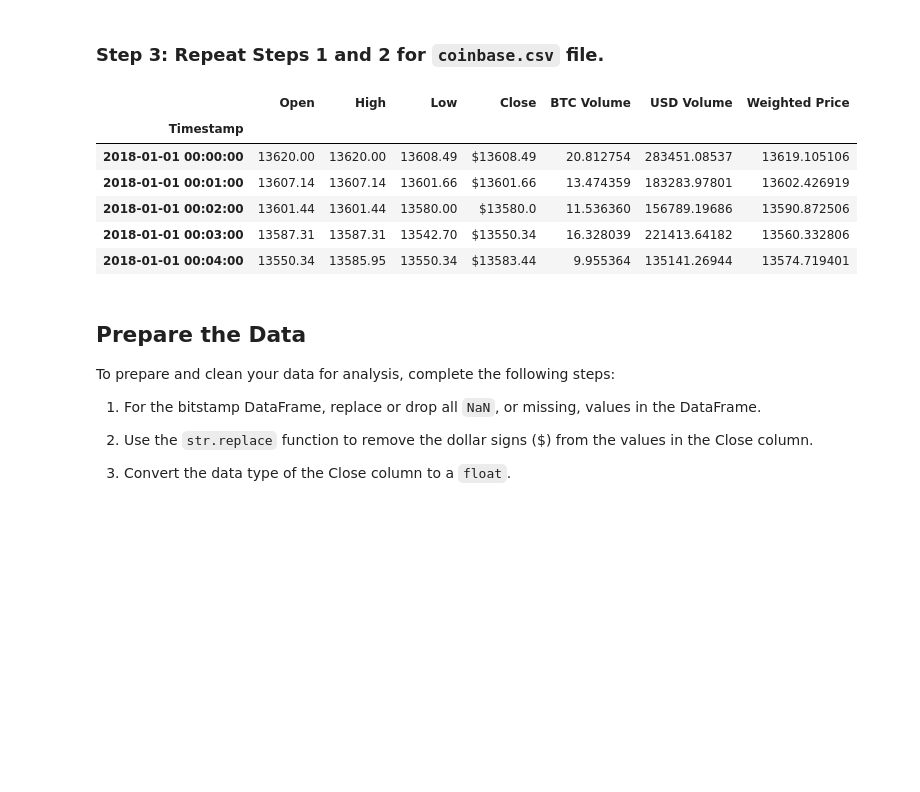
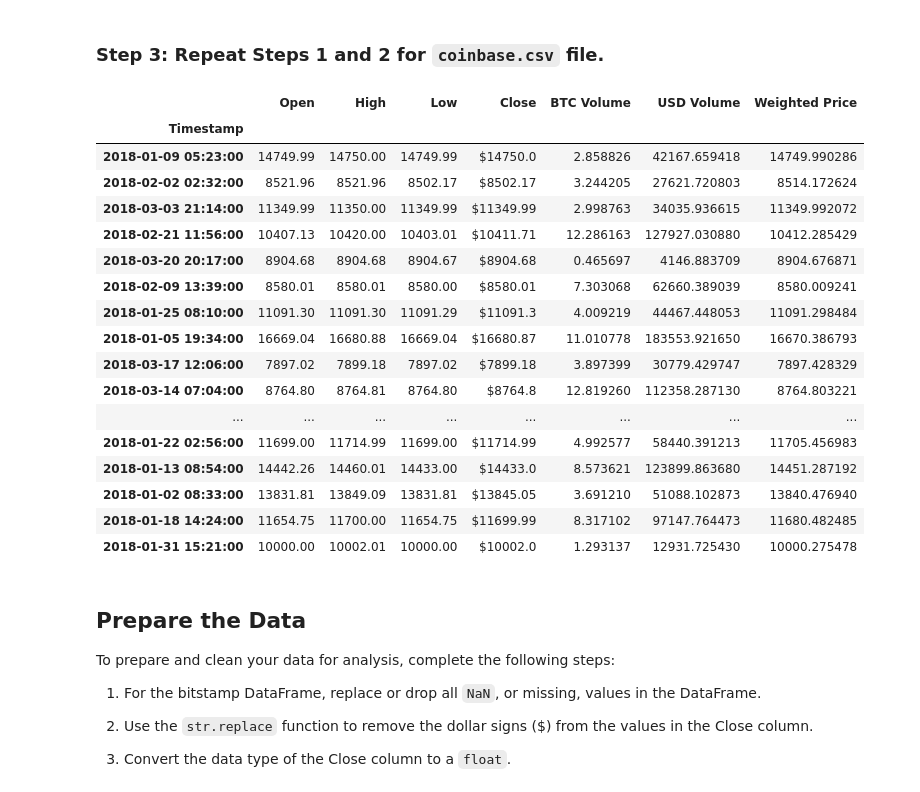
Before and after one commit to cdhendy/Crypto_Arbitrage, a Jupyter notebook: crypto_arbitrage.ipynb, the cells around one changed output. Drawn from its saved outputs; the diff is of its cells as text; code cells hidden in the pictures; blank space fills up the shorter version.

```diff
--- a/crypto_arbitrage.ipynb
+++ b/crypto_arbitrage.ipynb
@@ -71,15 +82,26 @@ coinbase = pd.read_csv(
 )
 # %%
 # Use the head (and/or tail) function to confirm that the data was imported properly.
-coinbase.head()
+coinbase.sample(20)
 # %% [output]
 |  | Open | High | Low | Close | BTC Volume | USD Volume | Weighted Price |
 | Timestamp |  |  |  |  |  |  |  |
-| 2018-01-01 00:00:00 | 13620.00 | 13620.00 | 13608.49 | $13608.49 | 20.812754 | 283451.08537 | 13619.105106 |
-| 2018-01-01 00:01:00 | 13607.14 | 13607.14 | 13601.66 | $13601.66 | 13.474359 | 183283.97801 | 13602.426919 |
-| 2018-01-01 00:02:00 | 13601.44 | 13601.44 | 13580.00 | $13580.0 | 11.536360 | 156789.19686 | 13590.872506 |
-| 2018-01-01 00:03:00 | 13587.31 | 13587.31 | 13542.70 | $13550.34 | 16.328039 | 221413.64182 | 13560.332806 |
-| 2018-01-01 00:04:00 | 13550.34 | 13585.95 | 13550.34 | $13583.44 | 9.955364 | 135141.26944 | 13574.719401 |
+| 2018-01-09 05:23:00 | 14749.99 | 14750.00 | 14749.99 | $14750.0 | 2.858826 | 42167.659418 | 14749.990286 |
+| 2018-02-02 02:32:00 | 8521.96 | 8521.96 | 8502.17 | $8502.17 | 3.244205 | 27621.720803 | 8514.172624 |
+| 2018-03-03 21:14:00 | 11349.99 | 11350.00 | 11349.99 | $11349.99 | 2.998763 | 34035.936615 | 11349.992072 |
+| 2018-02-21 11:56:00 | 10407.13 | 10420.00 | 10403.01 | $10411.71 | 12.286163 | 127927.030880 | 10412.285429 |
+| 2018-03-20 20:17:00 | 8904.68 | 8904.68 | 8904.67 | $8904.68 | 0.465697 | 4146.883709 | 8904.676871 |
+| 2018-02-09 13:39:00 | 8580.01 | 8580.01 | 8580.00 | $8580.01 | 7.303068 | 62660.389039 | 8580.009241 |
+| 2018-01-25 08:10:00 | 11091.30 | 11091.30 | 11091.29 | $11091.3 | 4.009219 | 44467.448053 | 11091.298484 |
+| 2018-01-05 19:34:00 | 16669.04 | 16680.88 | 16669.04 | $16680.87 | 11.010778 | 183553.921650 | 16670.386793 |
+| 2018-03-17 12:06:00 | 7897.02 | 7899.18 | 7897.02 | $7899.18 | 3.897399 | 30779.429747 | 7897.428329 |
+| 2018-03-14 07:04:00 | 8764.80 | 8764.81 | 8764.80 | $8764.8 | 12.819260 | 112358.287130 | 8764.803221 |
+| ... | ... | ... | ... | ... | ... | ... | ... |
+| 2018-01-22 02:56:00 | 11699.00 | 11714.99 | 11699.00 | $11714.99 | 4.992577 | 58440.391213 | 11705.456983 |
+| 2018-01-13 08:54:00 | 14442.26 | 14460.01 | 14433.00 | $14433.0 | 8.573621 | 123899.863680 | 14451.287192 |
+| 2018-01-02 08:33:00 | 13831.81 | 13849.09 | 13831.81 | $13845.05 | 3.691210 | 51088.102873 | 13840.476940 |
+| 2018-01-18 14:24:00 | 11654.75 | 11700.00 | 11654.75 | $11699.99 | 8.317102 | 97147.764473 | 11680.482485 |
+| 2018-01-31 15:21:00 | 10000.00 | 10002.01 | 10000.00 | $10002.0 | 1.293137 | 12931.725430 | 10000.275478 |
 # %% [markdown]
 ## Prepare the Data
 
```
Also changed, not shown: parts of 17 cells of this notebook.
